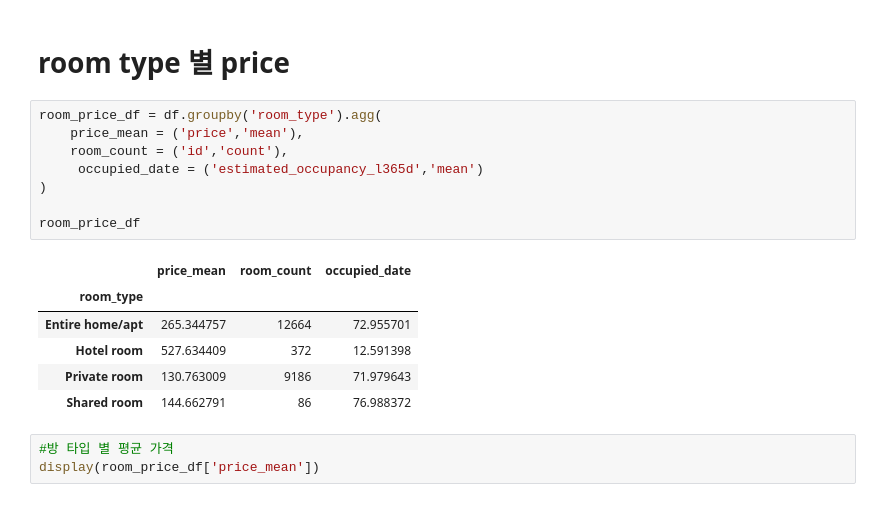
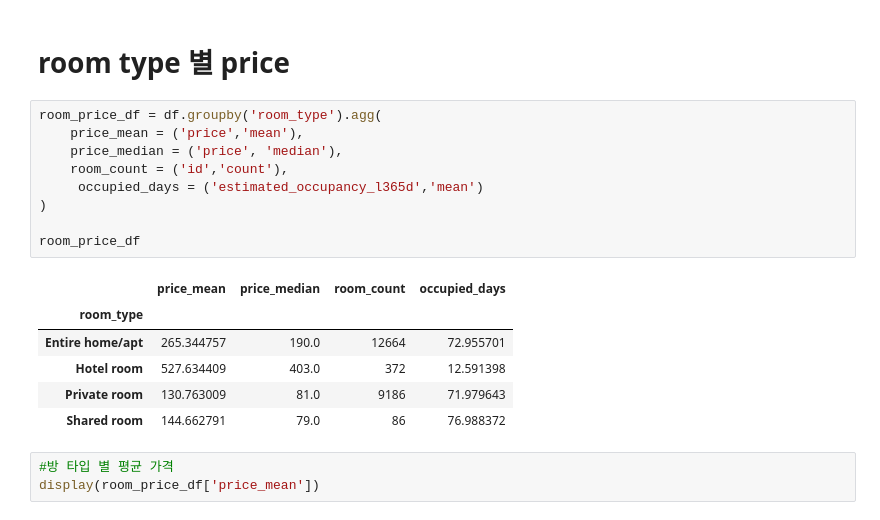
Before and after one commit to sybeom528/airbnb_price_prediction, a Jupyter notebook: notebooks/lch_first_eda.ipynb, the cells around one changed output. Cells and saved outputs as stored; diff of their text form.

```diff
--- a/notebooks/lch_first_eda.ipynb
+++ b/notebooks/lch_first_eda.ipynb
@@ -276,18 +299,19 @@ Staten Island shapiro (p-value): 2.5394791484847276e-29
 # %%
 room_price_df = df.groupby('room_type').agg(
     price_mean = ('price','mean'),
+    price_median = ('price', 'median'),
     room_count = ('id','count'),
-     occupied_date = ('estimated_occupancy_l365d','mean')
+     occupied_days = ('estimated_occupancy_l365d','mean')
 )
 
 room_price_df
 # %% [output]
-|  | price_mean | room_count | occupied_date |
-| room_type |  |  |  |
-| Entire home/apt | 265.344757 | 12664 | 72.955701 |
-| Hotel room | 527.634409 | 372 | 12.591398 |
-| Private room | 130.763009 | 9186 | 71.979643 |
-| Shared room | 144.662791 | 86 | 76.988372 |
+|  | price_mean | price_median | room_count | occupied_days |
+| room_type |  |  |  |  |
+| Entire home/apt | 265.344757 | 190.0 | 12664 | 72.955701 |
+| Hotel room | 527.634409 | 403.0 | 372 | 12.591398 |
+| Private room | 130.763009 | 81.0 | 9186 | 71.979643 |
+| Shared room | 144.662791 | 79.0 | 86 | 76.988372 |
 # %%
 #방 타입 별 평균 가격
 display(room_price_df['price_mean'])
```
Also changed, not shown: parts of 8 cells of this notebook.
